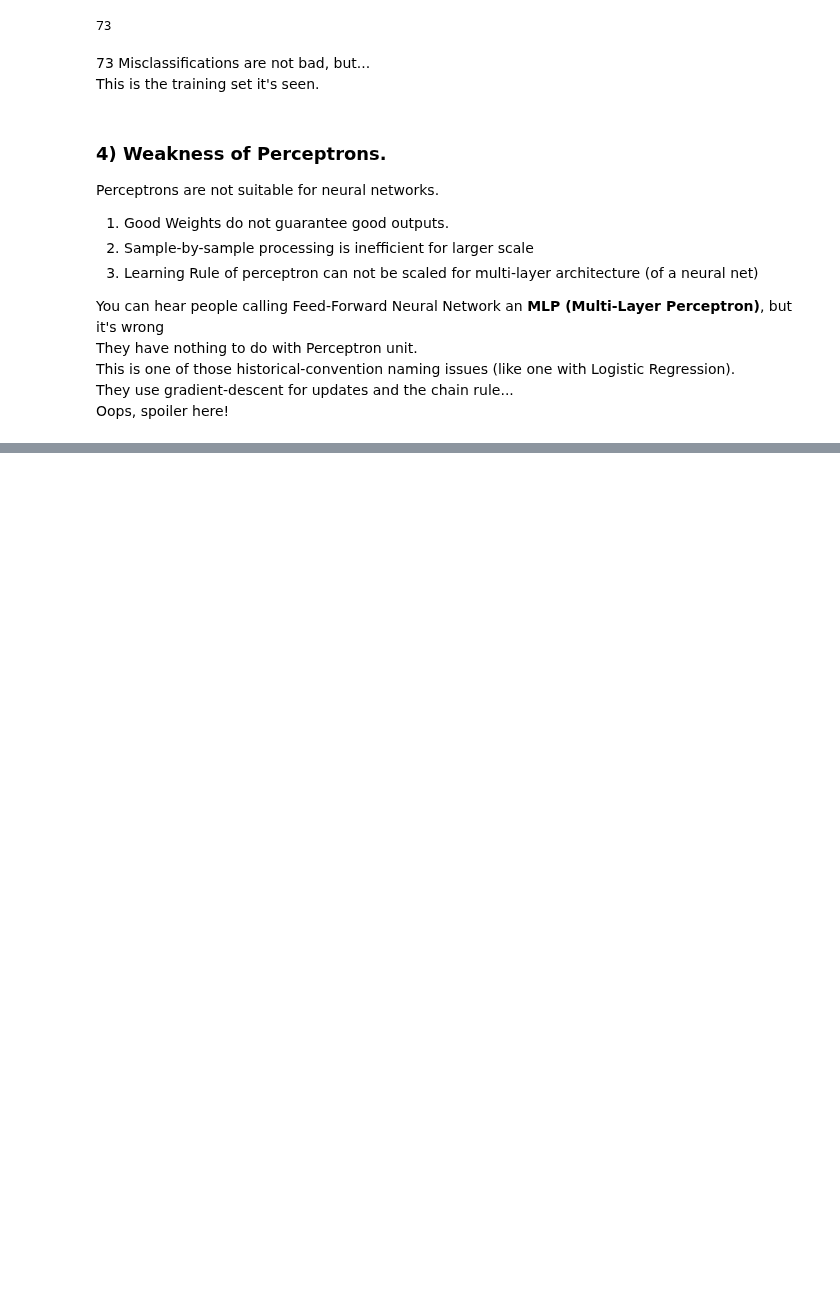
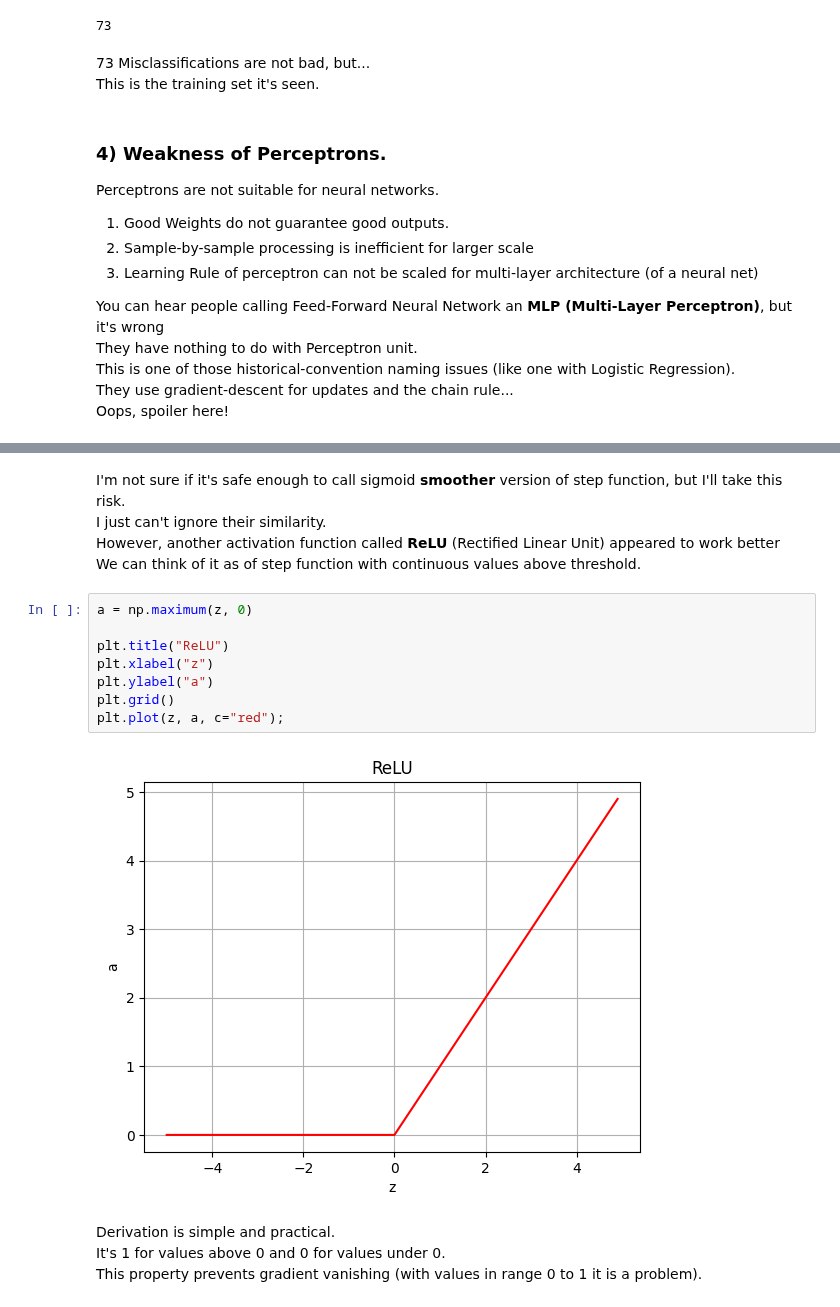
Before and after one commit to Cheslaff/KurwAI-archive, a Jupyter notebook: Guides/Feed-Forward Net.ipynb, the cells around one changed output, grey strips where cells are left out. Cells and saved outputs as stored; diff of their text form; blank space fills up the shorter version.

```diff
--- a/Guides/Feed-Forward Net.ipynb
+++ b/Guides/Feed-Forward Net.ipynb
@@ -167,3 +183,22 @@ F.cking with Ya, Work in progress!
+# %% [markdown]
+I'm not sure if it's safe enough to call sigmoid **smoother** version of step function, but I'll take this risk.<br>
+I just can't ignore their similarity.<br>
+However, another activation function called **ReLU** (Rectified Linear Unit) appeared to work better<br>
+We can think of it as of step function with continuous values above threshold.
+# %%
+a = np.maximum(z, 0)
+
+plt.title("ReLU")
+plt.xlabel("z")
+plt.ylabel("a")
+plt.grid()
+plt.plot(z, a, c="red");
+# %% [output]
+[figure, added]
+# %% [markdown]
+Derivation is simple and practical.<br>
+It's 1 for values above 0 and 0 for values under 0.<br>
+This property prevents gradient vanishing (with values in range 0 to 1 it is a problem).<br>
 # %% [markdown]
 <p align="center">
 <img src="https://static-00.iconduck.com/assets.00/beaver-emoji-2048x2019-61w8w8mn.png" width=10%><br>
```
Also changed, not shown: parts of 4 cells of this notebook.
